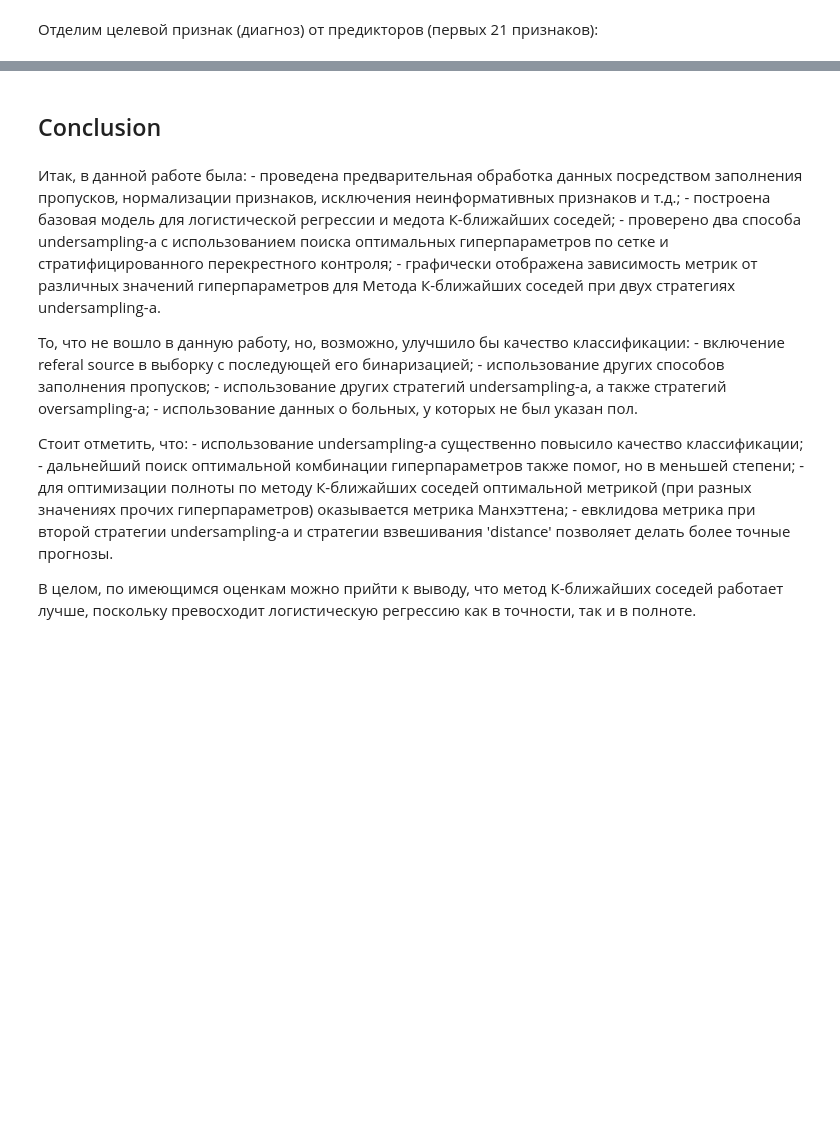
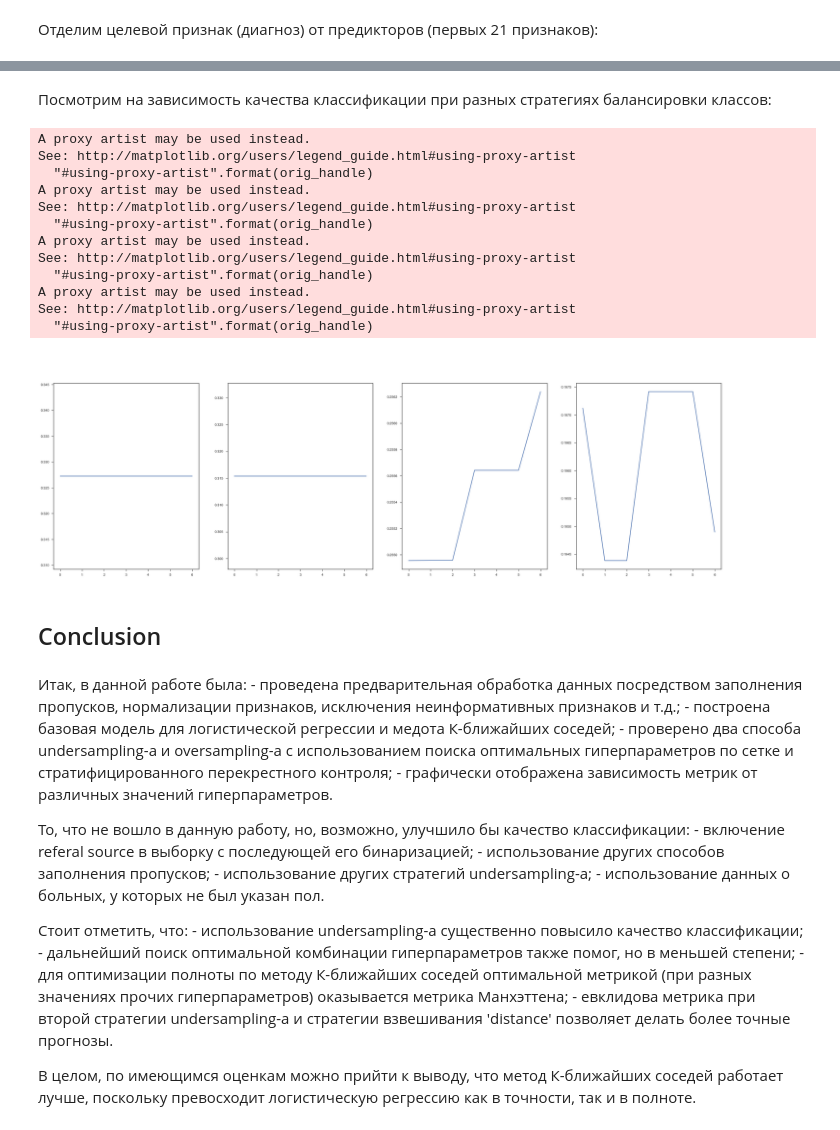
Before and after one commit to IooHooI/CLASSIFICATION_1, a Jupyter notebook: notebooks/SOLUTION.ipynb, the cells around one changed output, grey strips where cells are left out. Saved outputs shown, nothing was run; the diff lists cells and outputs as text; code cells hidden in the pictures; blank space fills up the shorter version.

```diff
--- a/notebooks/SOLUTION.ipynb
+++ b/notebooks/SOLUTION.ipynb
@@ -946,0 +484,8 @@ display_results(c_k_n_test_f1_statistics, 'F-score')
+# %%
+strategies = ['mean', 'median', 'most_frequent']
+balancers = [RandomUnderSampler(random_state=42), RandomOverSampler(random_state=42), ClusterCentroids(random_state=42), ADASYN(random_state=42)]
+# %%
+n_neighbors = [3, 4, 5, 6, 7, 8]
+leaf_size = [5, 10, 15, 20, 25, 30, 35]
+p = [1, 2]
+algorithm = ['ball_tree', 'kd_tree']
@@ -946,0 +560,19 @@ display_results(c_k_n_test_f1_statistics, 'F-score')
+# %%
+k_n_table_columns = list(k_n_grid_search_params[0].keys())
+
+data = {k_n_table_columns[i]: [k_n_grid_search.cv_results_['params'][j][k_n_table_columns[i]] for j in range(len(k_n_grid_search.cv_results_['params']))] for i in range(len(k_n_table_columns))}
+
+data['balancer'] = list(map(lambda x: x.__class__.__name__, data['balancer']))
+data['fit'] = list(map(lambda x: x.__class__.__name__, data['fit']))
+
+data['accuracy'] = k_n_grid_search.cv_results_['mean_test_accuracy']
+data['precision'] = k_n_grid_search.cv_results_['mean_test_precision']
+data['recall'] = k_n_grid_search.cv_results_['mean_test_recall']
+data['F_score'] = k_n_grid_search.cv_results_['mean_test_f1']
+
+k_n_table_columns.append('accuracy')
+k_n_table_columns.append('precision')
+k_n_table_columns.append('recall')
+k_n_table_columns.append('F_score')
+
+k_n_results = pd.DataFrame(data=data, columns=k_n_table_columns)
@@ -947,16 +616,44 @@ display_results(c_k_n_test_f1_statistics, 'F-score')
+# %% [markdown]
+Посмотрим на зависимость качества классификации при разных стратегиях балансировки классов:
+# %%
+balancer_random_under_sampler = k_n_results[(k_n_results.balancer == 'RandomUnderSampler') & (k_n_results.impute__strategy == 'mean') & (k_n_results.fit__n_neighbors == 3) & (k_n_results.fit__p == 1) & (k_n_results.fit__algorithm == 'ball_tree')]
+balancer_C_C_under_sampler = k_n_results[(k_n_results.balancer == 'ClusterCentroids') & (k_n_results.impute__strategy == 'mean') & (k_n_results.fit__n_neighbors == 3) & (k_n_results.fit__p == 1) & (k_n_results.fit__algorithm == 'ball_tree')]
+balancer_random_over_sampler = k_n_results[(k_n_results.balancer == 'RandomOverSampler') & (k_n_results.impute__strategy == 'mean') & (k_n_results.fit__n_neighbors == 3) & (k_n_results.fit__p == 1) & (k_n_results.fit__algorithm == 'ball_tree')]
+balancer_adasyn_over_sampler = k_n_results[(k_n_results.balancer == 'ADASYN') & (k_n_results.impute__strategy == 'mean') & (k_n_results.fit__n_neighbors == 3) & (k_n_results.fit__p == 1) & (k_n_results.fit__algorithm == 'ball_tree')]
+# %%
+f, axes = plt.subplots(1, 4, figsize=(35, 10))
+axes[0].plot(range(len(balancer_random_under_sampler.precision)), balancer_random_under_sampler.precision)
+axes[1].plot(range(len(balancer_C_C_under_sampler.precision)), balancer_C_C_under_sampler.precision)
+axes[2].plot(range(len(balancer_random_over_sampler.precision)), balancer_random_over_sampler.precision)
+axes[3].plot(range(len(balancer_adasyn_over_sampler.precision)), balancer_adasyn_over_sampler.precision)
+plt.show()
+# %% [output]
+A proxy artist may be used instead.
+See: http://matplotlib.org/users/legend_guide.html#using-proxy-artist
+  "#using-proxy-artist".format(orig_handle)
+A proxy artist may be used instead.
+See: http://matplotlib.org/users/legend_guide.html#using-proxy-artist
+  "#using-proxy-artist".format(orig_handle)
+A proxy artist may be used instead.
+See: http://matplotlib.org/users/legend_guide.html#using-proxy-artist
+  "#using-proxy-artist".format(orig_handle)
+A proxy artist may be used instead.
+See: http://matplotlib.org/users/legend_guide.html#using-proxy-artist
+  "#using-proxy-artist".format(orig_handle)
+[figure, added]
 # %% [markdown]
 ## Conclusion
 # %% [markdown]
 Итак, в данной работе была:
     - проведена предварительная обработка данных посредством заполнения пропусков, нормализации признаков, исключения неинформативных признаков и т.д.;
     - построена базовая модель для логистической регрессии и медота К-ближайших соседей;
-    - проверено два способа undersampling-а с использованием поиска оптимальных гиперпараметров по сетке и стратифицированного перекрестного контроля;
-    - графически отображена зависимость метрик от различных значений гиперпараметров для Метода К-ближайших соседей при двух стратегиях undersampling-а.
+    - проверено два способа undersampling-а и oversampling-а с использованием поиска оптимальных гиперпараметров по сетке и стратифицированного перекрестного контроля;
+    - графически отображена зависимость метрик от различных значений гиперпараметров.
 
 То, что не вошло в данную работу, но, возможно, улучшило бы качество классификации:
     - включение referal source в выборку с последующей его бинаризацией;
     - использование других способов заполнения пропусков;
-    - использование других стратегий undersampling-а, а также стратегий oversampling-а;
+    - использование других стратегий undersampling-а;
     - использование данных о больных, у которых не был указан пол.
 
 Стоит отметить, что:
```
Also changed, not shown: parts of 104 cells of this notebook, 2 other files.
